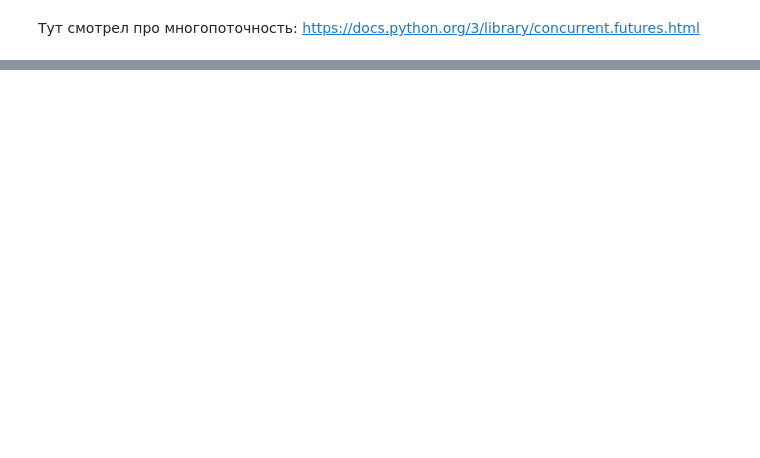
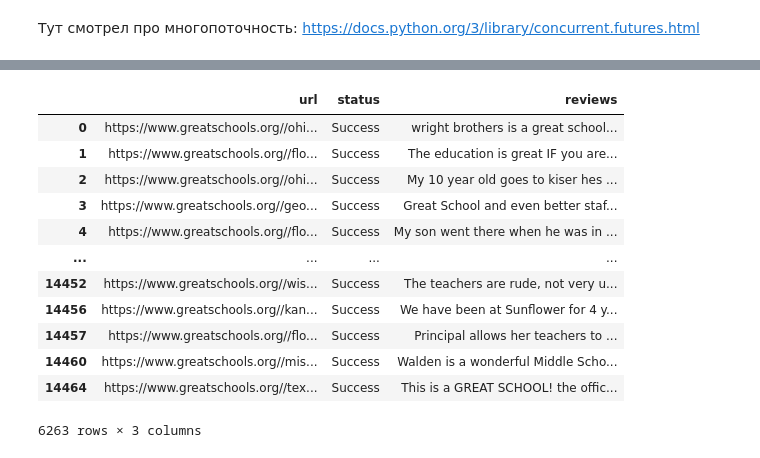
Before and after one commit to iaportnov/GP_2_real_estate_investment_strategy, a Jupyter notebook: greatschools_parser.ipynb, the cells around one changed output, grey strips where cells are left out. Drawn from its saved outputs; the diff is of its cells as text; code cells hidden in the pictures; blank space fills up the shorter version.

```diff
--- a/greatschools_parser.ipynb
+++ b/greatschools_parser.ipynb
@@ -114,0 +164,16 @@ reviews = parse(school_urls[:10])
+# %%
+df_new.drop_duplicates()
+# %% [output]
+|  | url | status | reviews |
+| 0 | https://www.greatschools.org//ohi... | Success | wright brothers is a great school... |
+| 1 | https://www.greatschools.org//flo... | Success | The education is great IF you are... |
+| 2 | https://www.greatschools.org//ohi... | Success | My 10 year old goes to kiser hes ... |
+| 3 | https://www.greatschools.org//geo... | Success | Great School and even better staf... |
+| 4 | https://www.greatschools.org//flo... | Success | My son went there when he was in ... |
+| ... | ... | ... | ... |
+| 14452 | https://www.greatschools.org//wis... | Success | The teachers are rude, not very u... |
+| 14456 | https://www.greatschools.org//kan... | Success | We have been at Sunflower for 4 y... |
+| 14457 | https://www.greatschools.org//flo... | Success | Principal allows her teachers to ... |
+| 14460 | https://www.greatschools.org//mis... | Success | Walden is a wonderful Middle Scho... |
+| 14464 | https://www.greatschools.org//tex... | Success | This is a GREAT SCHOOL! the offic... |
+6263 rows × 3 columns
```
Also changed, not shown: parts of 28 cells of this notebook, 2 other files.
